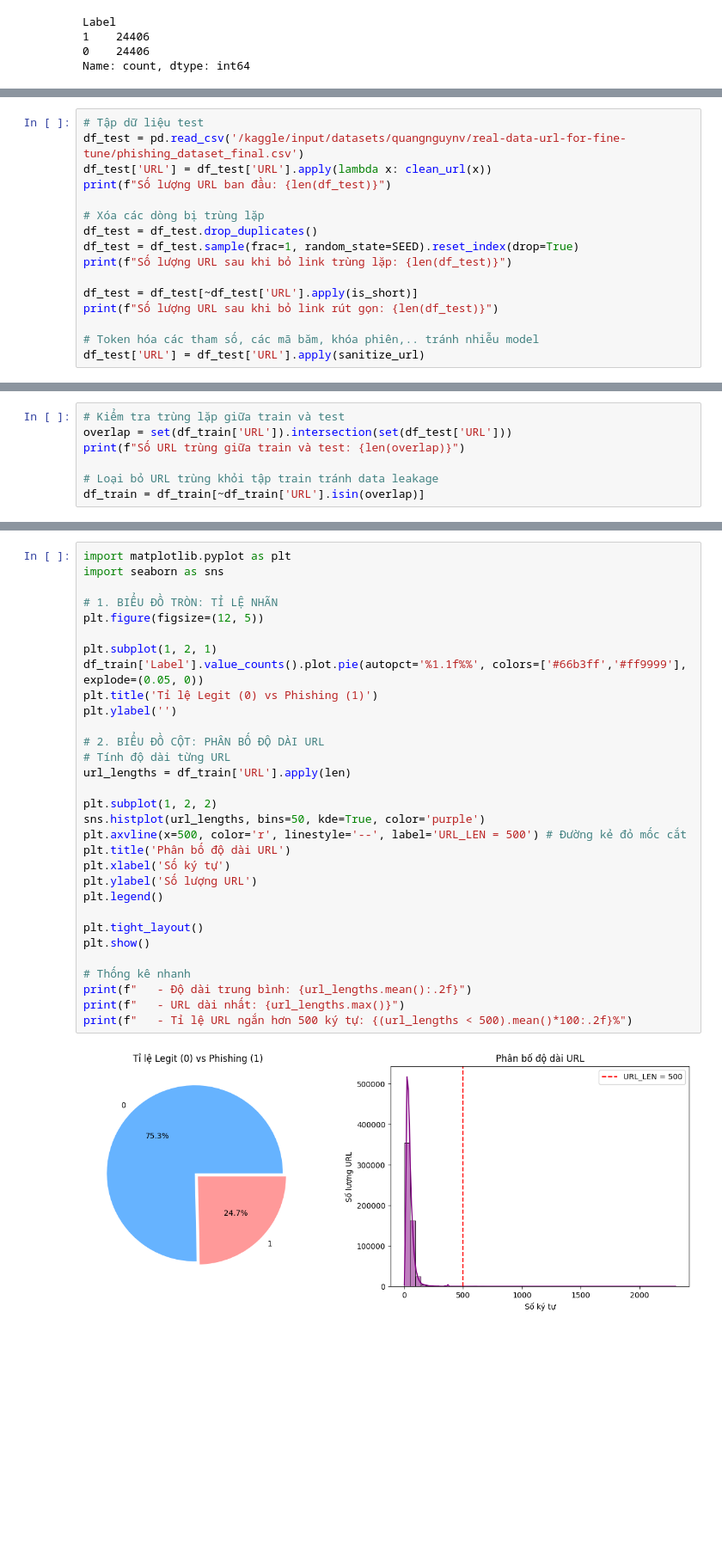
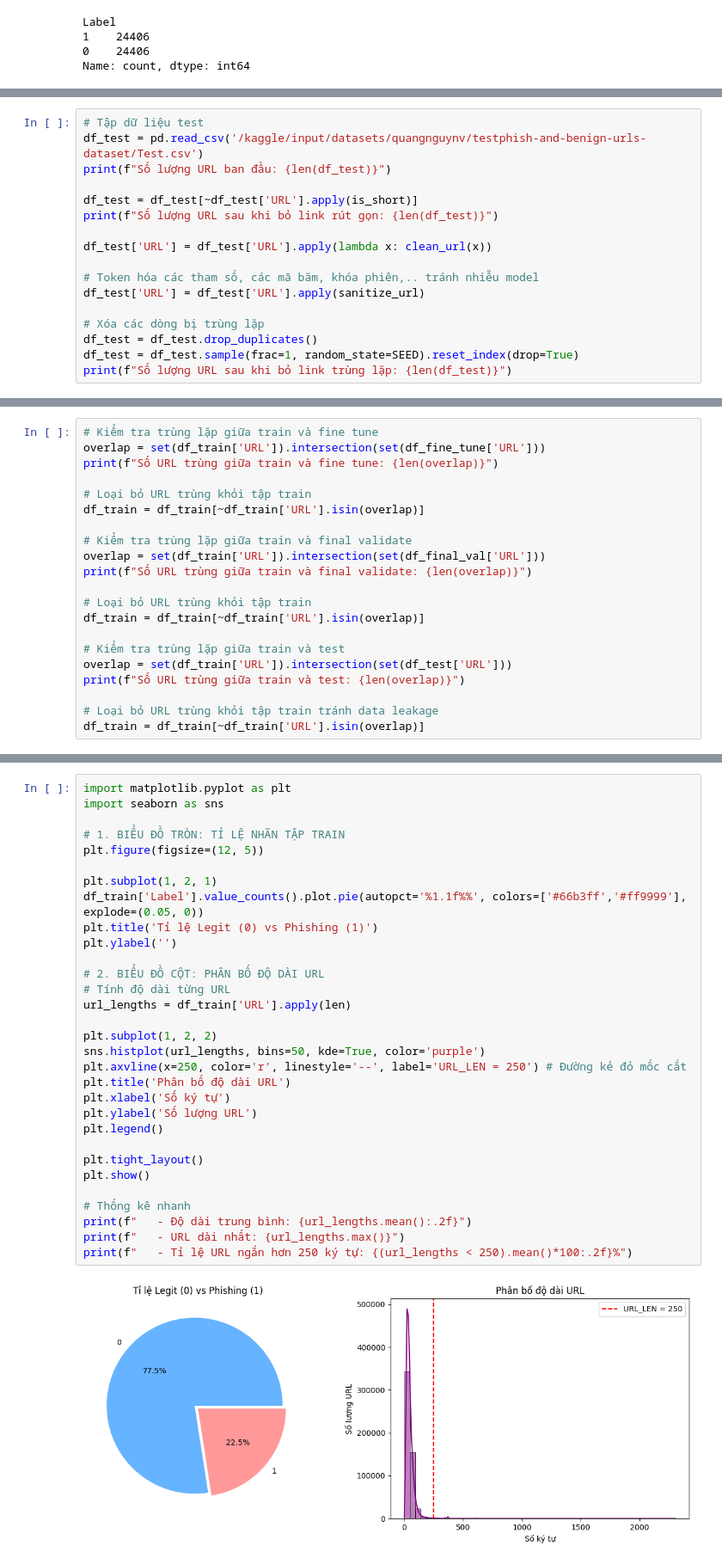
Before and after one commit to QuangVu404/phishing-url-detection, a Jupyter notebook: notebook/phishing-url-detection-using-cnn-skip-connection.ipynb, the cells around one changed output, grey strips where cells are left out. Shown at 86% size. Cells and saved outputs as stored; diff of their text form; blank space fills up the shorter version.

Commit message:
update model

```diff
--- a/notebook/phishing-url-detection-using-cnn-skip-connection.ipynb
+++ b/notebook/phishing-url-detection-using-cnn-skip-connection.ipynb
@@ -326,17 +683,18 @@ Name: count, dtype: int64
 # %%
 # Tập dữ liệu test
-df_test = pd.read_csv('/kaggle/input/datasets/quangnguynv/real-data-url-for-fine-tune/phishing_dataset_final.csv')
+df_test = pd.read_csv('/kaggle/input/datasets/quangnguynv/testphish-and-benign-urls-dataset/Test.csv')
+print(f"Số lượng URL ban đầu: {len(df_test)}")
+
+df_test = df_test[~df_test['URL'].apply(is_short)]
+print(f"Số lượng URL sau khi bỏ link rút gọn: {len(df_test)}")
+
 df_test['URL'] = df_test['URL'].apply(lambda x: clean_url(x))
-print(f"Số lượng URL ban đầu: {len(df_test)}")
+
+# Token hóa các tham số, các mã băm, khóa phiên,.. tránh nhiễu model
+df_test['URL'] = df_test['URL'].apply(sanitize_url)
 
 # Xóa các dòng bị trùng lặp
 df_test = df_test.drop_duplicates()
 df_test = df_test.sample(frac=1, random_state=SEED).reset_index(drop=True)
 print(f"Số lượng URL sau khi bỏ link trùng lặp: {len(df_test)}")
-
-df_test = df_test[~df_test['URL'].apply(is_short)]
-print(f"Số lượng URL sau khi bỏ link rút gọn: {len(df_test)}")
-
-# Token hóa các tham số, các mã băm, khóa phiên,.. tránh nhiễu model
-df_test['URL'] = df_test['URL'].apply(sanitize_url)
 # %% [output]
@@ -363,5 +721,19 @@ Label
 Name: count, dtype: int64
 # %%
+# Kiểm tra trùng lặp giữa train và fine tune
+overlap = set(df_train['URL']).intersection(set(df_fine_tune['URL']))
+print(f"Số URL trùng giữa train và fine tune: {len(overlap)}")
+
+# Loại bỏ URL trùng khỏi tập train
+df_train = df_train[~df_train['URL'].isin(overlap)]
+
+# Kiểm tra trùng lặp giữa train và final validate
+overlap = set(df_train['URL']).intersection(set(df_final_val['URL']))
+print(f"Số URL trùng giữa train và final validate: {len(overlap)}")
+
+# Loại bỏ URL trùng khỏi tập train
+df_train = df_train[~df_train['URL'].isin(overlap)]
+
 # Kiểm tra trùng lặp giữa train và test
 overlap = set(df_train['URL']).intersection(set(df_test['URL']))
 print(f"Số URL trùng giữa train và test: {len(overlap)}")
@@ -373,33 +747,33 @@ Số URL trùng giữa train và test: 71
 # %%
 import matplotlib.pyplot as plt
 import seaborn as sns
 
-# 1. BIỂU ĐỒ TRÒN: TỈ LỆ NHÃN
+# 1. BIỂU ĐỒ TRÒN: TỈ LỆ NHÃN TẬP TRAIN
 plt.figure(figsize=(12, 5))
 
 plt.subplot(1, 2, 1)
 df_train['Label'].value_counts().plot.pie(autopct='%1.1f%%', colors=['#66b3ff','#ff9999'], explode=(0.05, 0))
 plt.title('Tỉ lệ Legit (0) vs Phishing (1)')
 plt.ylabel('')
 
 # 2. BIỂU ĐỒ CỘT: PHÂN BỐ ĐỘ DÀI URL
 # Tính độ dài từng URL
 url_lengths = df_train['URL'].apply(len)
 
 plt.subplot(1, 2, 2)
 sns.histplot(url_lengths, bins=50, kde=True, color='purple')
-plt.axvline(x=500, color='r', linestyle='--', label='URL_LEN = 500') # Đường kẻ đỏ mốc cắt
+plt.axvline(x=250, color='r', linestyle='--', label='URL_LEN = 250') # Đường kẻ đỏ mốc cắt
 plt.title('Phân bố độ dài URL')
 plt.xlabel('Số ký tự')
 plt.ylabel('Số lượng URL')
 plt.legend()
 
 plt.tight_layout()
 plt.show()
 
 # Thống kê nhanh
 print(f"   - Độ dài trung bình: {url_lengths.mean():.2f}")
 print(f"   - URL dài nhất: {url_lengths.max()}")
-print(f"   - Tỉ lệ URL ngắn hơn 500 ký tự: {(url_lengths < 500).mean()*100:.2f}%")
+print(f"   - Tỉ lệ URL ngắn hơn 250 ký tự: {(url_lengths < 250).mean()*100:.2f}%")
 # %% [output]
-[figure, old version]
+[figure, new version]
```
Also changed, not shown: parts of 29 cells of this notebook, 40 other files.
